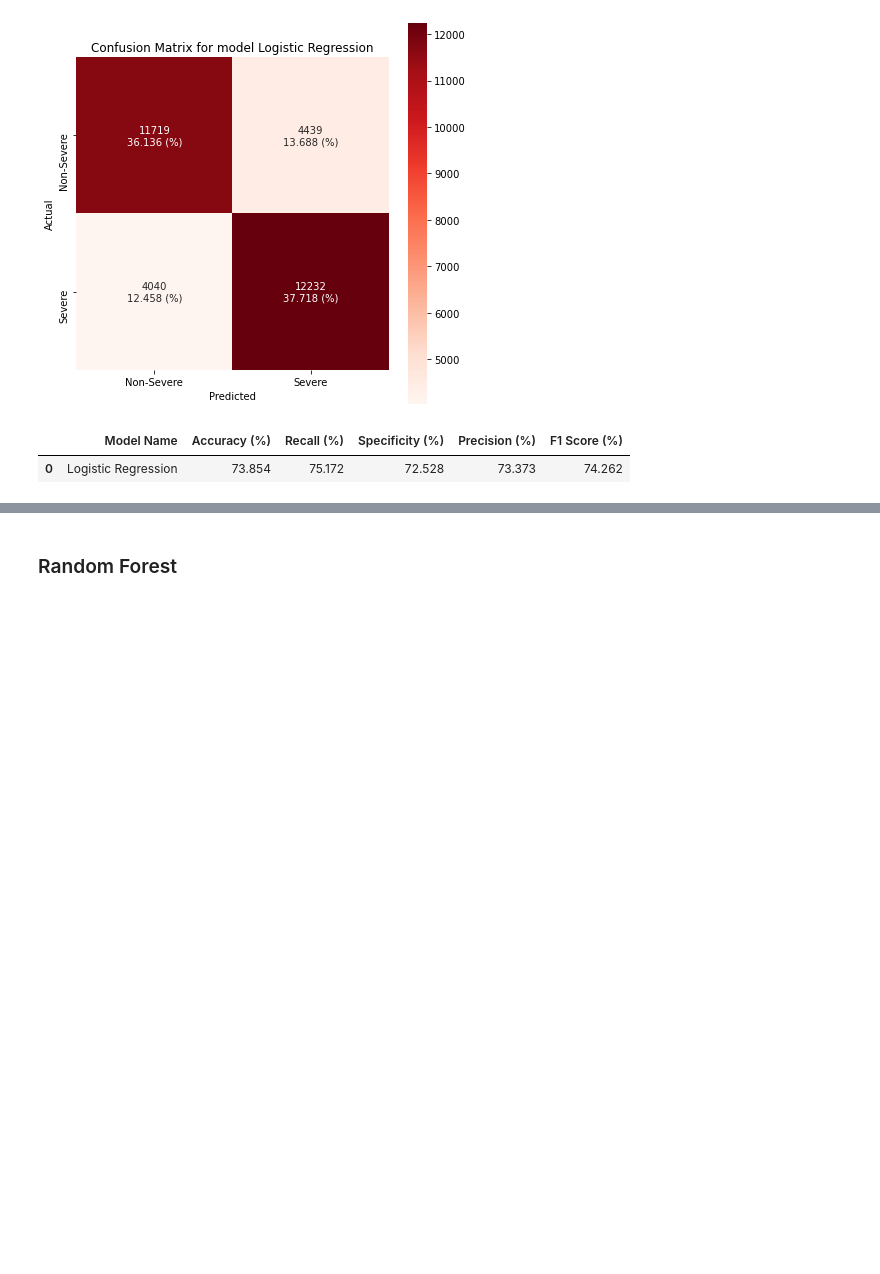
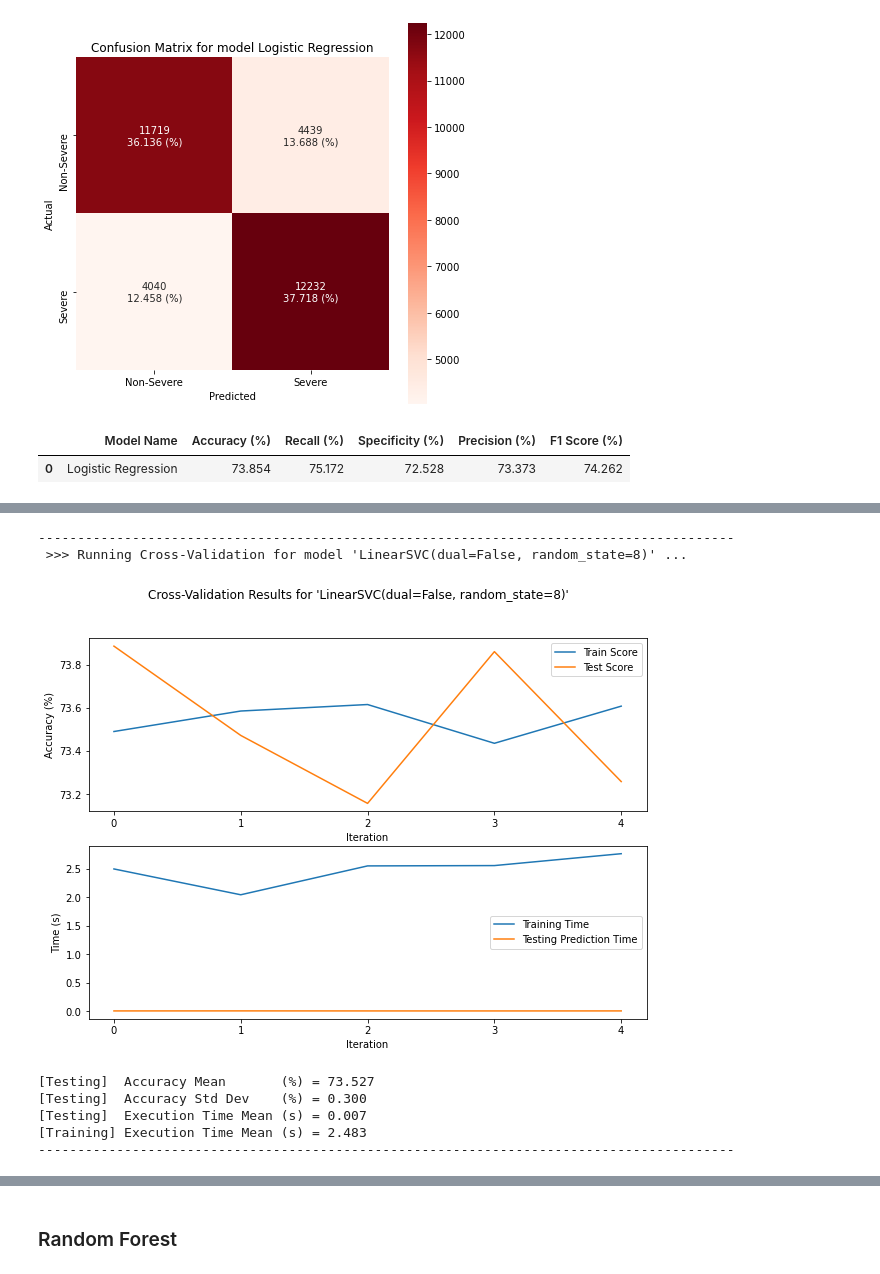
Before and after one commit to agomez08/patrones_inv2, a Jupyter notebook: supervised_learning.ipynb, the cells around one changed output, grey strips where cells are left out. Saved outputs shown, nothing was run; the diff lists cells and outputs as text; code cells hidden in the pictures; blank space fills up the shorter version.

```diff
--- a/supervised_learning.ipynb
+++ b/supervised_learning.ipynb
@@ -351,0 +375,13 @@ create_metrics_table([best_lr_clf_metrics])
+# %%
+# Configure Linear SVM model and invoke cross_validation function
+lsvm_clf = svm.LinearSVC(dual=False, random_state=8)
+cross_validation(lsvm_clf)
+# %% [output]
+-----------------------------------------------------------------------------------------
+ >>> Running Cross-Validation for model 'LinearSVC(dual=False, random_state=8)' ...
+[figure, added]
+[Testing]  Accuracy Mean       (%) = 73.527
+[Testing]  Accuracy Std Dev    (%) = 0.300
+[Testing]  Execution Time Mean (s) = 0.007
+[Training] Execution Time Mean (s) = 2.483
+-----------------------------------------------------------------------------------------
```
Also changed, not shown: parts of 41 cells of this notebook, 1 other file.
